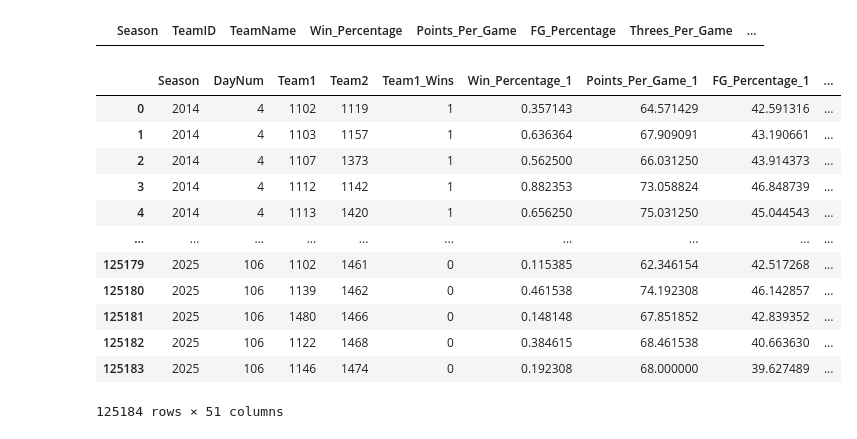
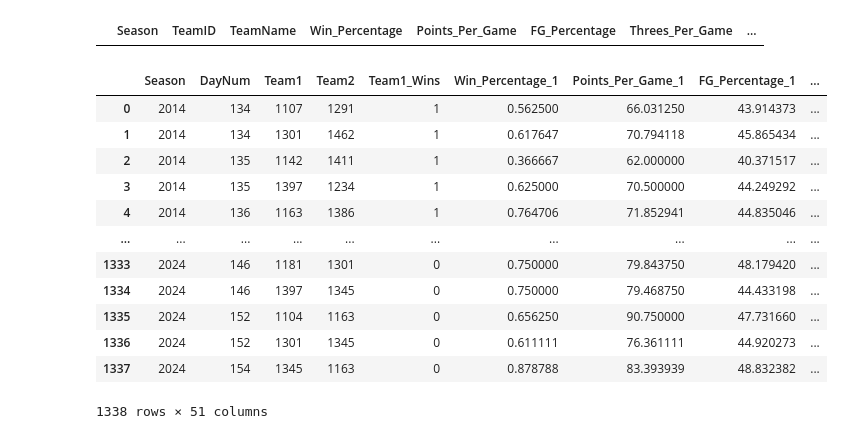
Before and after one commit to alexreid-14/March_ML_Mania_2025, a Jupyter notebook: modeling/ml_preprocessing.ipynb, the cells around one changed output. Cells and saved outputs as stored; diff of their text form; code cells hidden in the pictures.

```diff
--- a/modeling/ml_preprocessing.ipynb
+++ b/modeling/ml_preprocessing.ipynb
@@ -155,45 +155,45 @@ sos_null_rows
 # %%
 ## Add team metrics to regular season games to create dataset for supervised ML model
 pd.set_option("display.max_columns",None)
 
-mens_reg_season_data = pd.read_csv('../data/MRegularSeasonCompactResults.csv')
+mens_reg_season_data = pd.read_csv('../data/MNCAATourneyCompactResults.csv')
 mens_reg_season_data = mens_reg_season_data[mens_reg_season_data['Season'] >= 2014]
 
 # Duplicate data to there is a record for each losing and winning team
 mens_reg_season_data['Team1'] = mens_reg_season_data['WTeamID']
 mens_reg_season_data['Team2'] = mens_reg_season_data['LTeamID']
 mens_reg_season_data['Team1_Wins'] = 1
 
 flipped = mens_reg_season_data.copy()
 flipped['Team1'], flipped['Team2'] = flipped['Team2'], flipped['Team1']
 flipped['Team1_Wins'] = 0
 
 games = pd.concat([mens_reg_season_data, flipped])
 games.drop(columns=['WTeamID','WScore','LTeamID','LScore','WLoc','NumOT'], inplace=True)
 
 # Merge games dataset with teams stats
 full_games = games.merge(mens_season_data, left_on=['Season','Team1'], right_on=['Season', 'TeamID'], how='left')
 full_games = full_games.rename(columns={col: col + "_1" for col in mens_season_data.columns if col not in ["Season", "TeamID"]})
 
 full_games = full_games.merge(mens_season_data, left_on=['Season','Team2'], right_on=['Season', 'TeamID'], how='left')
 full_games = full_games.rename(columns={col: col + "_2" for col in mens_season_data.columns if col not in ["Season", "TeamID"]})
 full_games.drop(columns=['TeamID_x', 'TeamName_1', 'TeamID_y', 'TeamName_2'], inplace=True)
 
 full_games
 # %% [output]
 |  | Season | DayNum | Team1 | Team2 | Team1_Wins | Win_Percentage_1 | Points_Per_Game_1 | FG_Percentage_1 | ... |
-| 0 | 2014 | 4 | 1102 | 1119 | 1 | 0.357143 | 64.571429 | 42.591316 | ... |
-| 1 | 2014 | 4 | 1103 | 1157 | 1 | 0.636364 | 67.909091 | 43.190661 | ... |
-| 2 | 2014 | 4 | 1107 | 1373 | 1 | 0.562500 | 66.031250 | 43.914373 | ... |
-| 3 | 2014 | 4 | 1112 | 1142 | 1 | 0.882353 | 73.058824 | 46.848739 | ... |
-| 4 | 2014 | 4 | 1113 | 1420 | 1 | 0.656250 | 75.031250 | 45.044543 | ... |
+| 0 | 2014 | 134 | 1107 | 1291 | 1 | 0.562500 | 66.031250 | 43.914373 | ... |
+| 1 | 2014 | 134 | 1301 | 1462 | 1 | 0.617647 | 70.794118 | 45.865434 | ... |
+| 2 | 2014 | 135 | 1142 | 1411 | 1 | 0.366667 | 62.000000 | 40.371517 | ... |
+| 3 | 2014 | 135 | 1397 | 1234 | 1 | 0.625000 | 70.500000 | 44.249292 | ... |
+| 4 | 2014 | 136 | 1163 | 1386 | 1 | 0.764706 | 71.852941 | 44.835046 | ... |
 | ... | ... | ... | ... | ... | ... | ... | ... | ... | ... |
-| 125179 | 2025 | 106 | 1102 | 1461 | 0 | 0.115385 | 62.346154 | 42.517268 | ... |
-| 125180 | 2025 | 106 | 1139 | 1462 | 0 | 0.461538 | 74.192308 | 46.142857 | ... |
-| 125181 | 2025 | 106 | 1480 | 1466 | 0 | 0.148148 | 67.851852 | 42.839352 | ... |
-| 125182 | 2025 | 106 | 1122 | 1468 | 0 | 0.384615 | 68.461538 | 40.663630 | ... |
-| 125183 | 2025 | 106 | 1146 | 1474 | 0 | 0.192308 | 68.000000 | 39.627489 | ... |
+| 1333 | 2024 | 146 | 1181 | 1301 | 0 | 0.750000 | 79.843750 | 48.179420 | ... |
+| 1334 | 2024 | 146 | 1397 | 1345 | 0 | 0.750000 | 79.468750 | 44.433198 | ... |
+| 1335 | 2024 | 152 | 1104 | 1163 | 0 | 0.656250 | 90.750000 | 47.731660 | ... |
+| 1336 | 2024 | 152 | 1301 | 1345 | 0 | 0.611111 | 76.361111 | 44.920273 | ... |
+| 1337 | 2024 | 154 | 1345 | 1163 | 0 | 0.878788 | 83.393939 | 48.832382 | ... |
-125184 rows × 51 columns
+1338 rows × 51 columns
 # %%
 output_dir = Path("..") / "data" / "modeling"
 output_dir.mkdir(parents=True, exist_ok =True)
```
Also changed, not shown: 3 other files.
